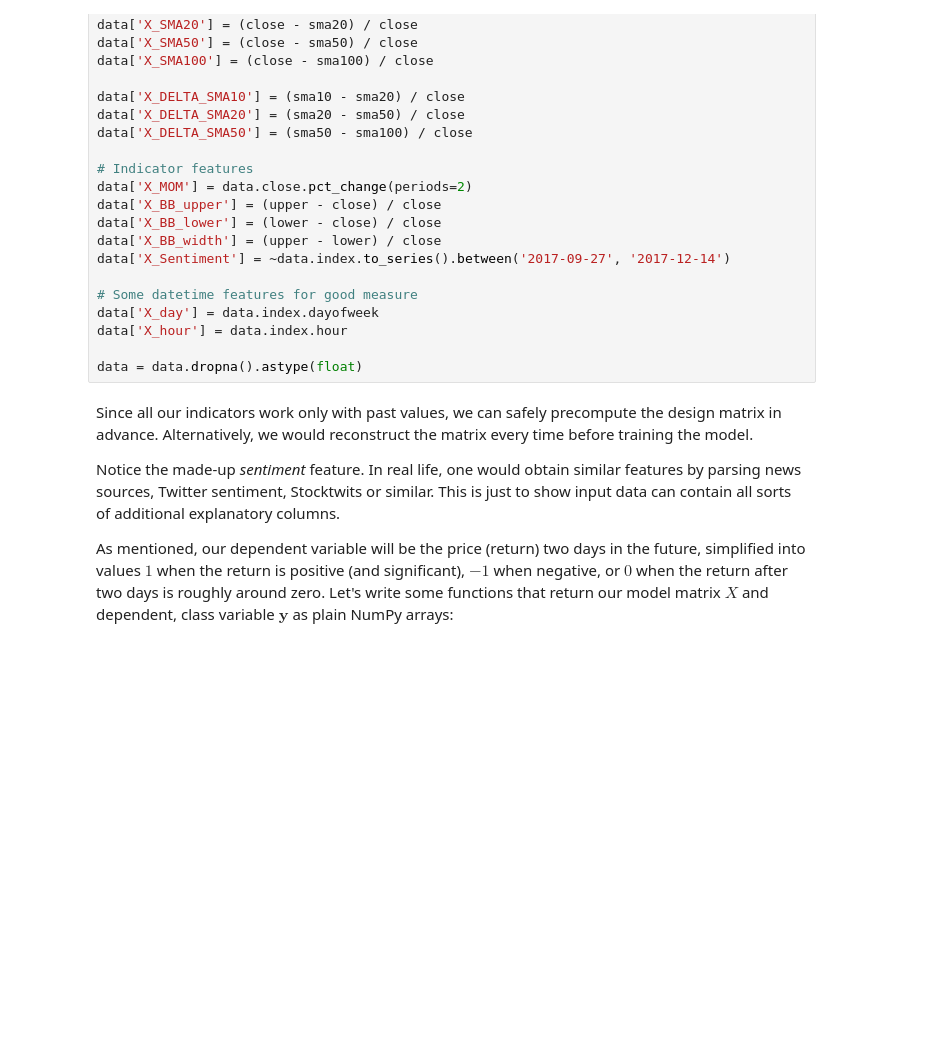
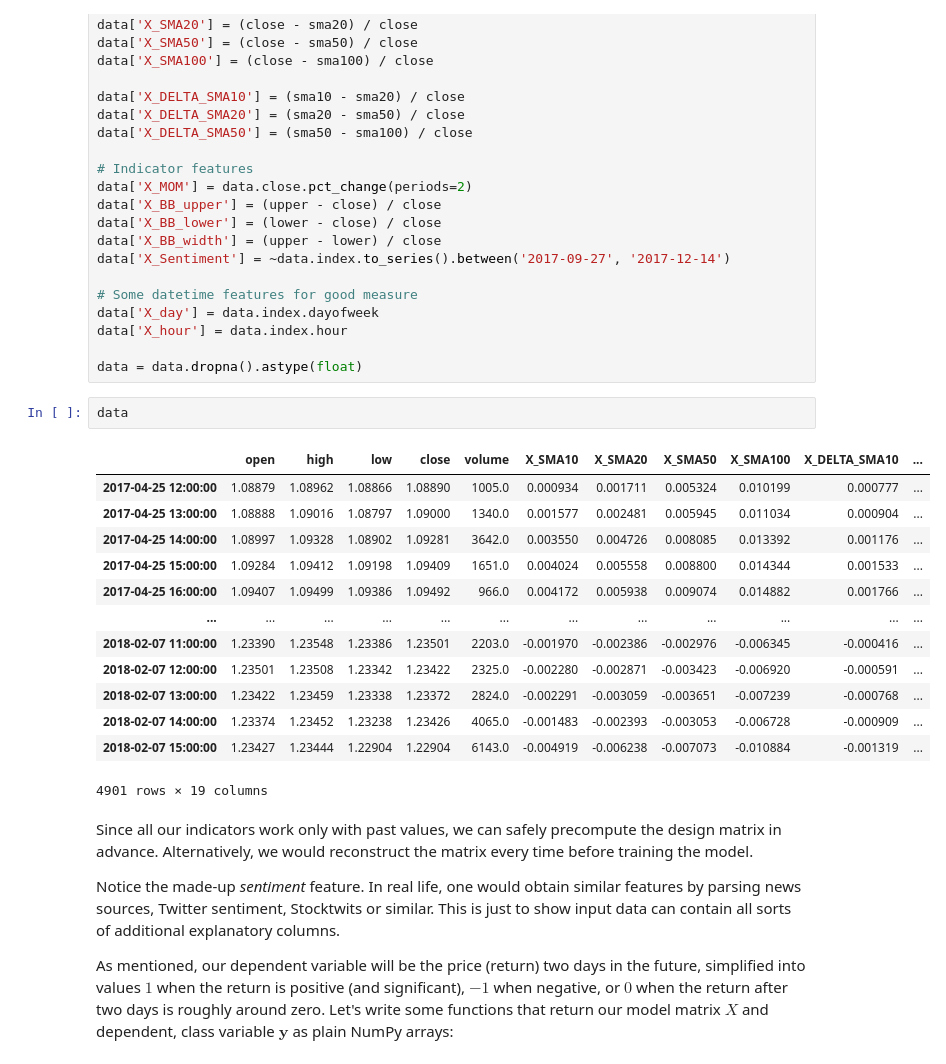
Before and after one commit to AndersonJo/backtesting.py, a Jupyter notebook: doc/examples/Trading with Machine Learning.ipynb, the cells around one changed output. Drawn from its saved outputs; the diff is of its cells as text; blank space fills up the shorter version.

```diff
--- a/doc/examples/Trading with Machine Learning.ipynb
+++ b/doc/examples/Trading with Machine Learning.ipynb
@@ -80,6 +80,22 @@ data['X_day'] = data.index.dayofweek
 data['X_hour'] = data.index.hour
 
 data = data.dropna().astype(float)
+# %%
+data
+# %% [output]
+|  | open | high | low | close | volume | X_SMA10 | X_SMA20 | X_SMA50 | X_SMA100 | X_DELTA_SMA10 | ... |
+| 2017-04-25 12:00:00 | 1.08879 | 1.08962 | 1.08866 | 1.08890 | 1005.0 | 0.000934 | 0.001711 | 0.005324 | 0.010199 | 0.000777 | ... |
+| 2017-04-25 13:00:00 | 1.08888 | 1.09016 | 1.08797 | 1.09000 | 1340.0 | 0.001577 | 0.002481 | 0.005945 | 0.011034 | 0.000904 | ... |
+| 2017-04-25 14:00:00 | 1.08997 | 1.09328 | 1.08902 | 1.09281 | 3642.0 | 0.003550 | 0.004726 | 0.008085 | 0.013392 | 0.001176 | ... |
+| 2017-04-25 15:00:00 | 1.09284 | 1.09412 | 1.09198 | 1.09409 | 1651.0 | 0.004024 | 0.005558 | 0.008800 | 0.014344 | 0.001533 | ... |
+| 2017-04-25 16:00:00 | 1.09407 | 1.09499 | 1.09386 | 1.09492 | 966.0 | 0.004172 | 0.005938 | 0.009074 | 0.014882 | 0.001766 | ... |
+| ... | ... | ... | ... | ... | ... | ... | ... | ... | ... | ... | ... |
+| 2018-02-07 11:00:00 | 1.23390 | 1.23548 | 1.23386 | 1.23501 | 2203.0 | -0.001970 | -0.002386 | -0.002976 | -0.006345 | -0.000416 | ... |
+| 2018-02-07 12:00:00 | 1.23501 | 1.23508 | 1.23342 | 1.23422 | 2325.0 | -0.002280 | -0.002871 | -0.003423 | -0.006920 | -0.000591 | ... |
+| 2018-02-07 13:00:00 | 1.23422 | 1.23459 | 1.23338 | 1.23372 | 2824.0 | -0.002291 | -0.003059 | -0.003651 | -0.007239 | -0.000768 | ... |
+| 2018-02-07 14:00:00 | 1.23374 | 1.23452 | 1.23238 | 1.23426 | 4065.0 | -0.001483 | -0.002393 | -0.003053 | -0.006728 | -0.000909 | ... |
+| 2018-02-07 15:00:00 | 1.23427 | 1.23444 | 1.22904 | 1.22904 | 6143.0 | -0.004919 | -0.006238 | -0.007073 | -0.010884 | -0.001319 | ... |
+4901 rows × 19 columns
 # %% [markdown]
 Since all our indicators work only with past values, we can safely precompute the design matrix in advance. Alternatively, we would reconstruct the matrix every time before training the model.
 
```
Also changed, not shown: parts of 3 cells of this notebook, 1 other file.
